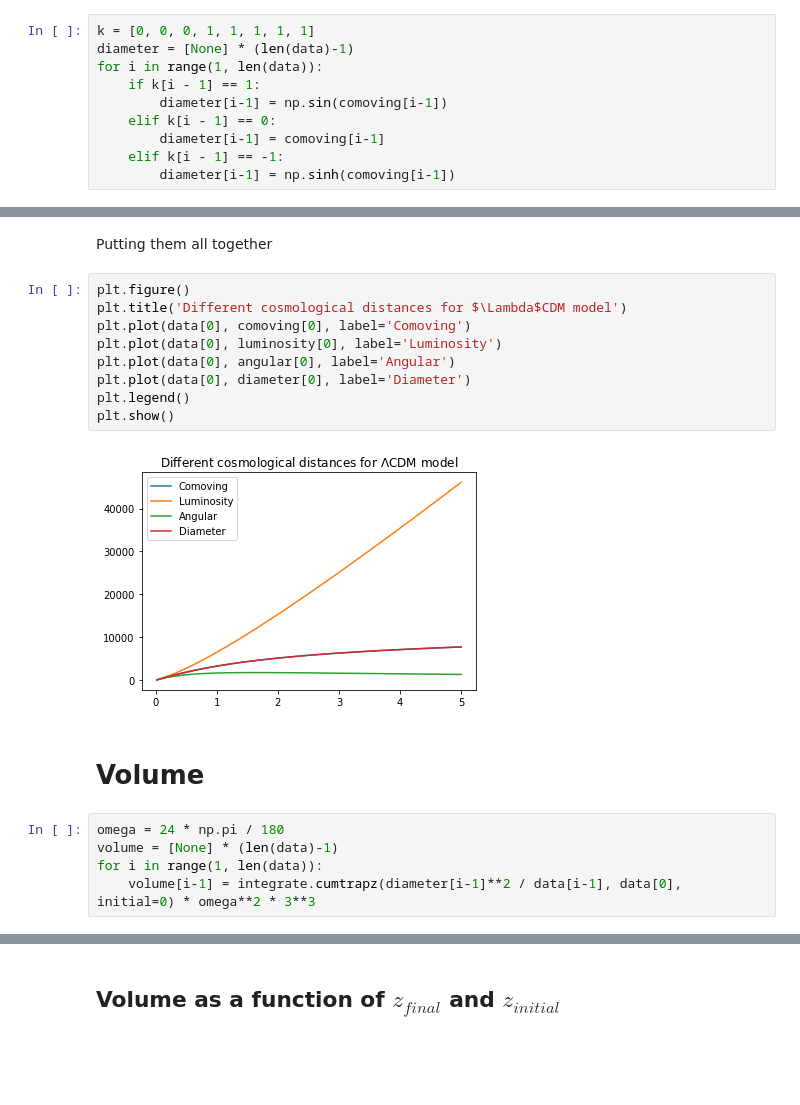
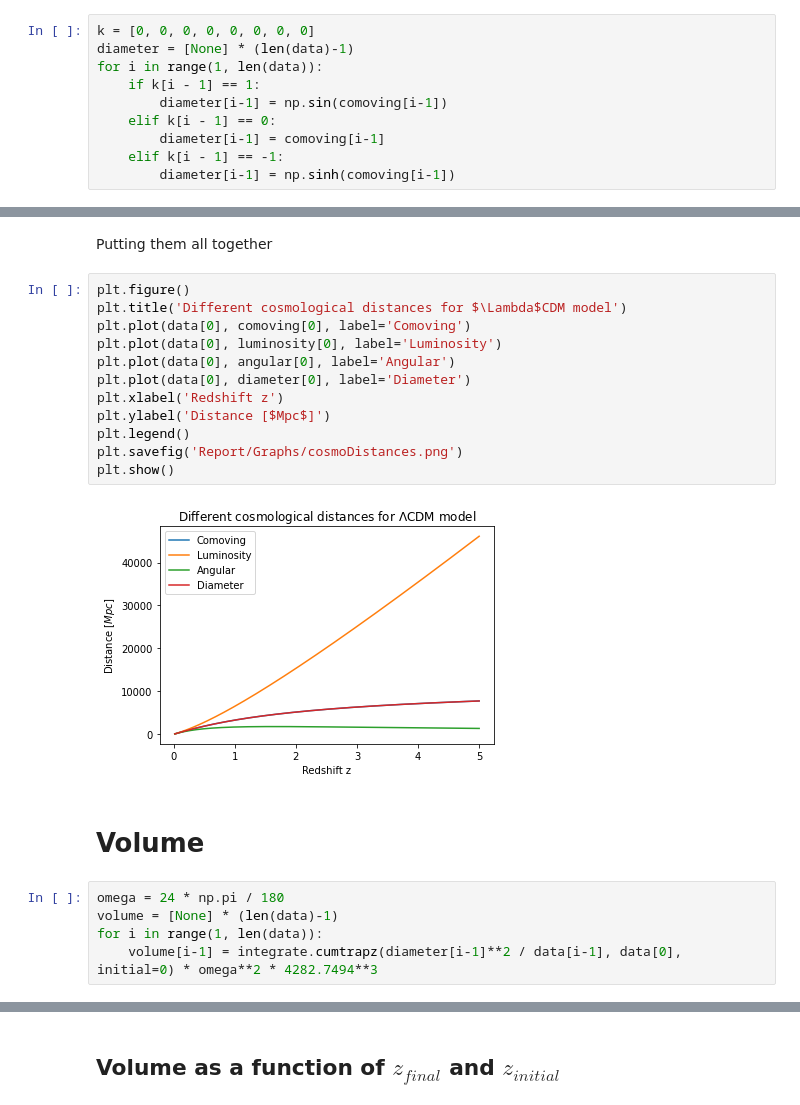
Before and after one commit to carle13/Galaxy-clusters-number-counts, a Jupyter notebook: analysis.ipynb, the cells around one changed output, grey strips where cells are left out. Saved outputs shown, nothing was run; the diff lists cells and outputs as text; blank space fills up the shorter version.

Commit message:
start report

```diff
--- a/analysis.ipynb
+++ b/analysis.ipynb
@@ -84,7 +84,7 @@ plt.show()
 # %% [markdown]
 ## Diameter distance
 # %%
-k = [0, 0, 0, 1, 1, 1, 1, 1]
+k = [0, 0, 0, 0, 0, 0, 0, 0]
 diameter = [None] * (len(data)-1)
 for i in range(1, len(data)):
 	if k[i - 1] == 1:
@@ -107,21 +107,24 @@ Putting them all together
 # %%
 plt.figure()
 plt.title('Different cosmological distances for $\Lambda$CDM model')
 plt.plot(data[0], comoving[0], label='Comoving')
 plt.plot(data[0], luminosity[0], label='Luminosity')
 plt.plot(data[0], angular[0], label='Angular')
 plt.plot(data[0], diameter[0], label='Diameter')
+plt.xlabel('Redshift z')
+plt.ylabel('Distance [$Mpc$]')
 plt.legend()
+plt.savefig('Report/Graphs/cosmoDistances.png')
 plt.show()
 # %% [output]
-[figure, old version]
+[figure, new version]
 # %% [markdown]
 # Volume
 # %%
 omega = 24 * np.pi / 180
 volume = [None] * (len(data)-1)
 for i in range(1, len(data)):
-	volume[i-1] = integrate.cumtrapz(diameter[i-1]**2 / data[i-1], data[0], initial=0) * omega**2 * 3**3
+	volume[i-1] = integrate.cumtrapz(diameter[i-1]**2 / data[i-1], data[0], initial=0) * omega**2 * 4282.7494**3
 # %%
 plt.figure()
 plt.title('Volume $\Lambda$CDM')
```
Also changed, not shown: parts of 24 cells of this notebook, 5 other files.
